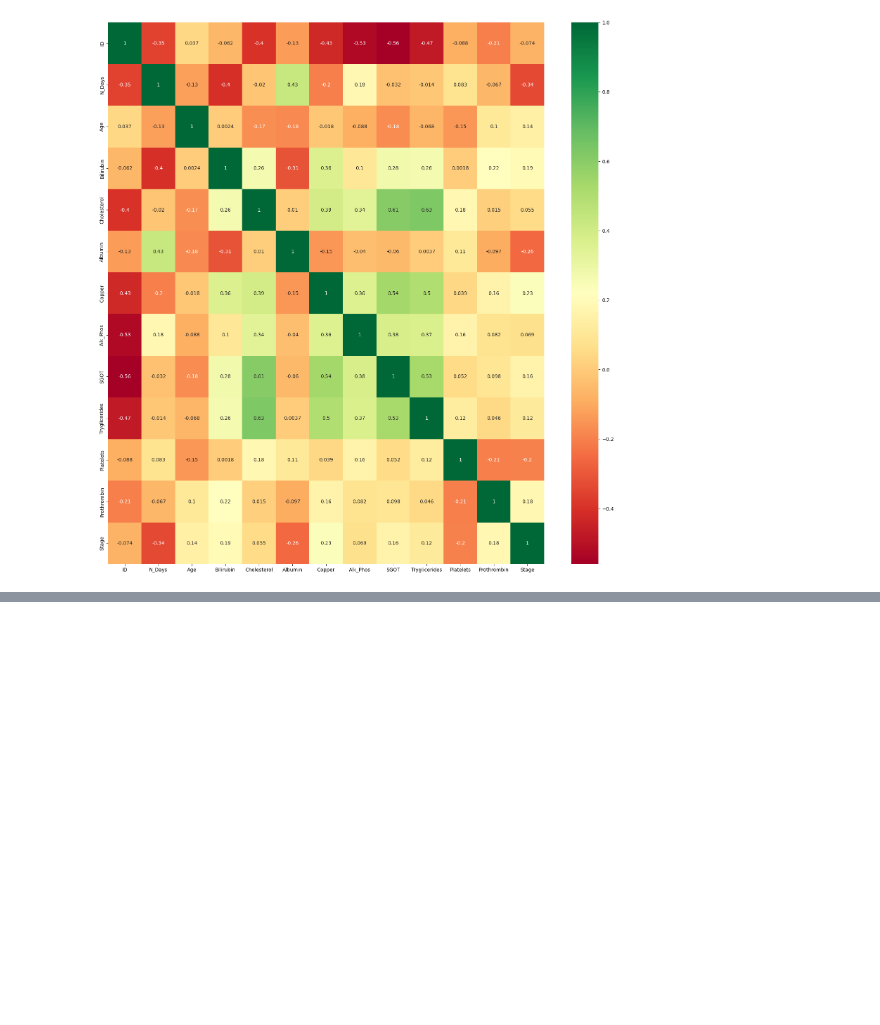
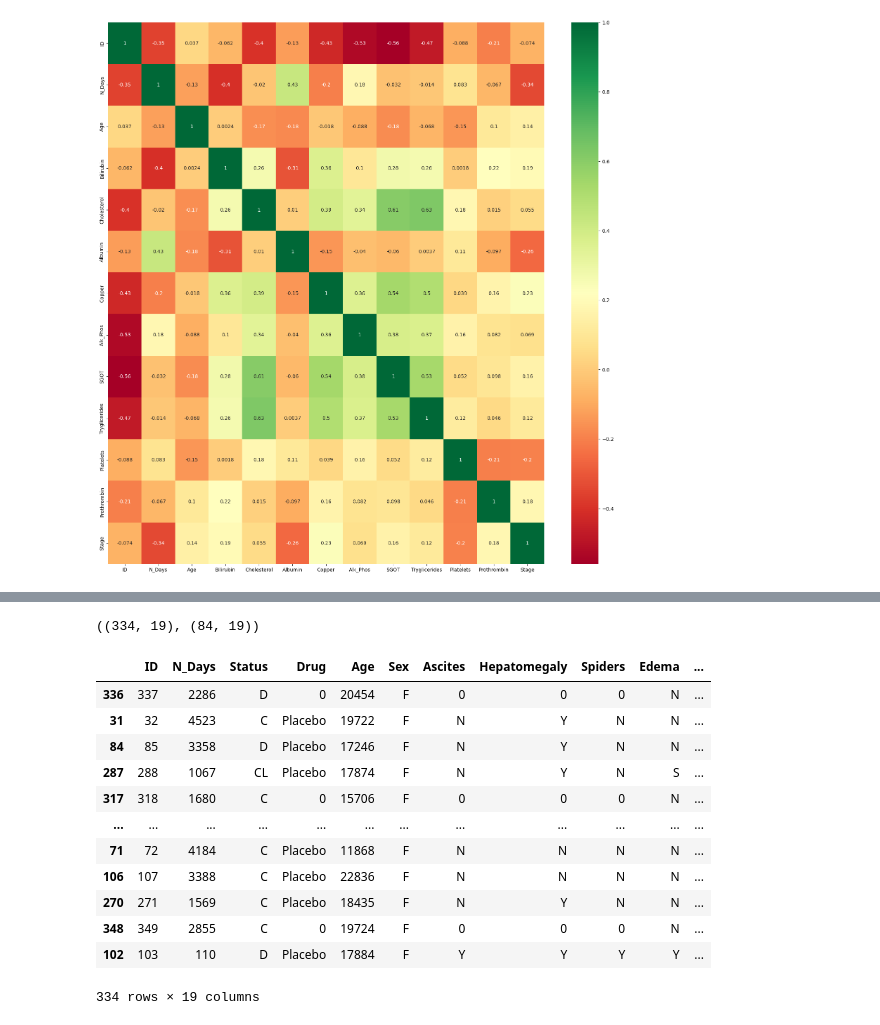
Before and after one commit to HafizhZikri00/UAS_DATA-MINING_HAFIZH-ZIKRI_CIRHOSSIS-DATA, a Jupyter notebook: Cirhossis_model.ipynb, the cells around one changed output, grey strips where cells are left out. Saved outputs shown, nothing was run; the diff lists cells and outputs as text; code cells hidden in the pictures; blank space fills up the shorter version.

```diff
--- a/Cirhossis_model.ipynb
+++ b/Cirhossis_model.ipynb
@@ -85,3 +85,6 @@ data.describe()
 | 50% | 209.500000 | 1730.000000 | 18628.000000 | 1.400000 | 252.500000 | 3.530000 | 50.500000 | 1009.000000 | 90.450000 | 85.000000 | ... |
 | 75% | 313.750000 | 2613.500000 | 21272.500000 | 3.400000 | 347.750000 | 3.770000 | 100.750000 | 1707.750000 | 135.750000 | 127.750000 | ... |
 | max | 418.000000 | 4795.000000 | 28650.000000 | 28.000000 | 1775.000000 | 4.640000 | 588.000000 | 13862.400000 | 457.250000 | 598.000000 | ... |
+# %%
+# Handling missing value
+data = data.fillna(data.median())
@@ -87,0 +167,26 @@ data.describe()
+# %%
+X = data.drop(['Stage'], axis=1)
+y = data['Stage']
+# %%
+from sklearn.model_selection import train_test_split
+X_train, X_test, y_train, y_test = train_test_split(X, y, test_size=0.3, random_state=42)
+# %%
+X_train.shape, X_test.shape
+# %% [output]
+((334, 19), (84, 19))
+# %%
+X_train
+# %% [output]
+|  | ID | N_Days | Status | Drug | Age | Sex | Ascites | Hepatomegaly | Spiders | Edema | ... |
+| 336 | 337 | 2286 | D | 0 | 20454 | F | 0 | 0 | 0 | N | ... |
+| 31 | 32 | 4523 | C | Placebo | 19722 | F | N | Y | N | N | ... |
+| 84 | 85 | 3358 | D | Placebo | 17246 | F | N | Y | N | N | ... |
+| 287 | 288 | 1067 | CL | Placebo | 17874 | F | N | Y | N | S | ... |
+| 317 | 318 | 1680 | C | 0 | 15706 | F | 0 | 0 | 0 | N | ... |
+| ... | ... | ... | ... | ... | ... | ... | ... | ... | ... | ... | ... |
+| 71 | 72 | 4184 | C | Placebo | 11868 | F | N | N | N | N | ... |
+| 106 | 107 | 3388 | C | Placebo | 22836 | F | N | N | N | N | ... |
+| 270 | 271 | 1569 | C | Placebo | 18435 | F | N | Y | N | N | ... |
+| 348 | 349 | 2855 | C | 0 | 19724 | F | 0 | 0 | 0 | N | ... |
+| 102 | 103 | 110 | D | Placebo | 17884 | F | Y | Y | Y | Y | ... |
+334 rows × 19 columns
```
Also changed, not shown: parts of 15 cells of this notebook, 1 other file.
